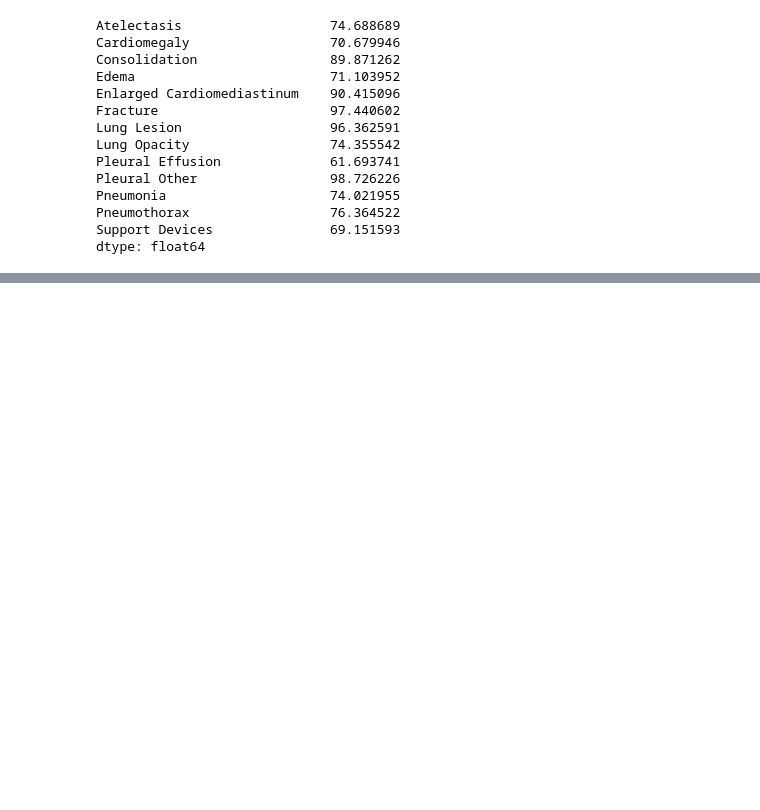
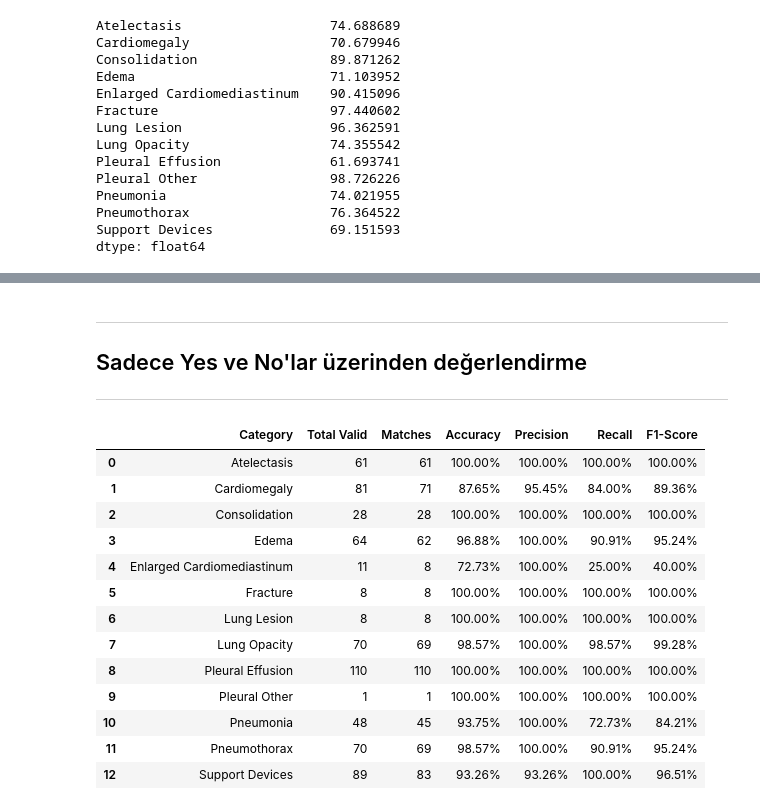
Before and after one commit to emredemirbas/ai-clinical-verification-mimic-cxr, a Jupyter notebook: evaluation metrics/calculate_accuracy_v5.ipynb, the cells around one changed output, grey strips where cells are left out. Cells and saved outputs as stored; diff of their text form; code cells hidden in the pictures; blank space fills up the shorter version.

```diff
--- a/evaluation metrics/calculate_accuracy_v5.ipynb
+++ b/evaluation metrics/calculate_accuracy_v5.ipynb
@@ -361,0 +429,80 @@ dtype: int64
+# %% [markdown]
+---
+## Sadece Yes ve No'lar üzerinden değerlendirme
+---
+# %%
+# Merge the results and ground truth dataframes
+merged = pd.merge(results_df, ground_truth_df, on=['subject_id', 'study_id'], suffixes=('_results', '_ground_truth'))
+
+# Initialize a list to store results
+results = []
+
+# Columns to compare (excluding 'subject_id' and 'study_id')
+columns_to_compare = [col for col in results_df.columns if col not in ['subject_id', 'study_id']]
+
+# Iterate through each column to calculate metrics
+for col in columns_to_compare:
+    # Filter rows where both results and ground truth are either 'Yes' or 'No'
+    filtered = merged[
+        (merged[f"{col}_results"].isin(['Yes', 'No'])) &
+        (merged[f"{col}_ground_truth"].isin(['Yes', 'No']))
+    ]
+
+    # Total number of valid rows for this column
+    total_valid = len(filtered)
+
+    # Calculate True Positives (TP)
+    tp = ((filtered[f"{col}_results"] == 'Yes') & (filtered[f"{col}_ground_truth"] == 'Yes')).sum()
+
+    # Calculate False Positives (FP)
+    fp = ((filtered[f"{col}_results"] == 'Yes') & (filtered[f"{col}_ground_truth"] == 'No')).sum()
+
+    # Calculate False Negatives (FN)
+    fn = ((filtered[f"{col}_results"] == 'No') & (filtered[f"{col}_ground_truth"] == 'Yes')).sum()
+
+    # Calculate Precision
+    precision = (tp / (tp + fp) * 100) if (tp + fp) > 0 else 0
+
+    # Calculate Recall
+    recall = (tp / (tp + fn) * 100) if (tp + fn) > 0 else 0
+
+    # Calculate F1-Score
+    f1_score = (2 * precision * recall / (precision + recall)) if (precision + recall) > 0 else 0
+
+    # Calculate Matches (for Accuracy)
+    matches = (filtered[f"{col}_results"] == filtered[f"{col}_ground_truth"]).sum()
+
+    # Calculate Accuracy
+    accuracy = (matches / total_valid * 100) if total_valid > 0 else 0
+
+    # Append results
+    results.append({
+        'Category': col,
+        'Total Valid': total_valid,
+        'Matches': matches,
+        'Accuracy': f"{accuracy:.2f}%",
+        'Precision': f"{precision:.2f}%",
+        'Recall': f"{recall:.2f}%",
+        'F1-Score': f"{f1_score:.2f}%"
+    })
+
+# Create a DataFrame to display the results
+metrics_df = pd.DataFrame(results)
+
+# Display the metrics DataFrame
+metrics_df
+# %% [output]
+|  | Category | Total Valid | Matches | Accuracy | Precision | Recall | F1-Score |
+| 0 | Atelectasis | 61 | 61 | 100.00% | 100.00% | 100.00% | 100.00% |
+| 1 | Cardiomegaly | 81 | 71 | 87.65% | 95.45% | 84.00% | 89.36% |
+| 2 | Consolidation | 28 | 28 | 100.00% | 100.00% | 100.00% | 100.00% |
+| 3 | Edema | 64 | 62 | 96.88% | 100.00% | 90.91% | 95.24% |
+| 4 | Enlarged Cardiomediastinum | 11 | 8 | 72.73% | 100.00% | 25.00% | 40.00% |
+| 5 | Fracture | 8 | 8 | 100.00% | 100.00% | 100.00% | 100.00% |
+| 6 | Lung Lesion | 8 | 8 | 100.00% | 100.00% | 100.00% | 100.00% |
+| 7 | Lung Opacity | 70 | 69 | 98.57% | 100.00% | 98.57% | 99.28% |
+| 8 | Pleural Effusion | 110 | 110 | 100.00% | 100.00% | 100.00% | 100.00% |
+| 9 | Pleural Other | 1 | 1 | 100.00% | 100.00% | 100.00% | 100.00% |
+| 10 | Pneumonia | 48 | 45 | 93.75% | 100.00% | 72.73% | 84.21% |
+| 11 | Pneumothorax | 70 | 69 | 98.57% | 100.00% | 90.91% | 95.24% |
+| 12 | Support Devices | 89 | 83 | 93.26% | 93.26% | 100.00% | 96.51% |
```
Also changed, not shown: parts of 9 cells of this notebook.
